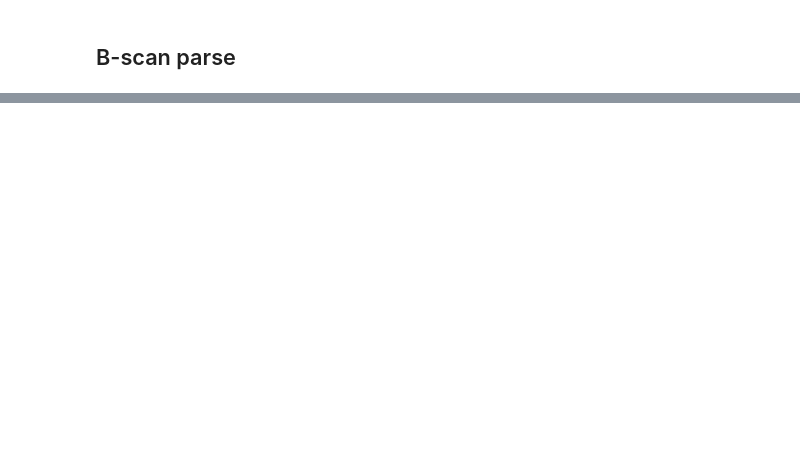
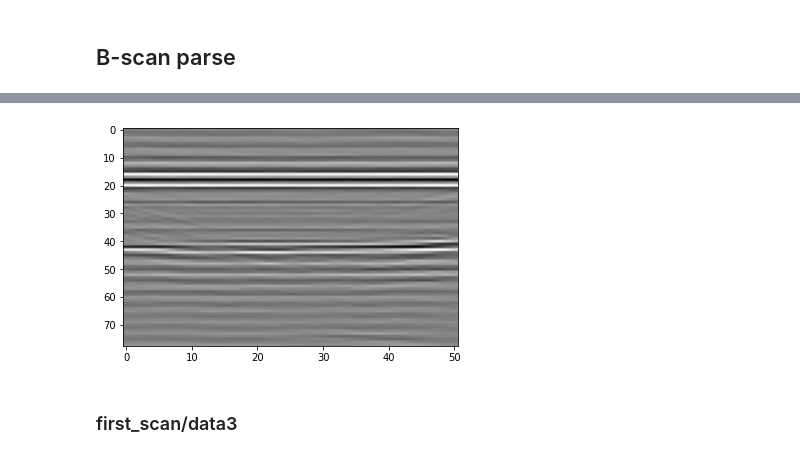
Before and after one commit to lnadi17/znd-remote-controller, a Jupyter notebook: scan-visualize.ipynb, the cells around one changed output, grey strips where cells are left out. Saved outputs shown, nothing was run; the diff lists cells and outputs as text; code cells hidden in the pictures; blank space fills up the shorter version.

Commit message:
Add parsed data

```diff
--- a/scan-visualize.ipynb
+++ b/scan-visualize.ipynb
@@ -141,4 +154,8 @@ plt.show()
 # %%
 def draw_image(scan, cmap=None, aspect='auto'):
     plt.imshow(np.array(scan).transpose(), cmap=cmap, aspect='auto')
+# %%
+cut_b_scan = np.array(b_scan)[:, 250:600]
+zeros = np.zeros((51, 250))
+b_scan_filtered = np.concatenate((zeros, tmp), axis=1)
 # %%
@@ -147,3 +166,5 @@ draw_image(plot)
 # %%
-plot = np.apply_along_axis(np.fft.irfft, 1, np.array(bla)[:, 0:600:15])
+plot = np.apply_along_axis(np.fft.irfft, 1, np.array(b_scan_filtered)[:, ::15])
 draw_image(plot, cmap = 'gray')
+# %% [output]
+[figure, added]
@@ -162,0 +171,2 @@ np.array(b_scan)[:, 0:1000:10].shape
+# %% [markdown]
+### first_scan/data3
```
Also changed, not shown: parts of 29 cells of this notebook, 10 other files.
